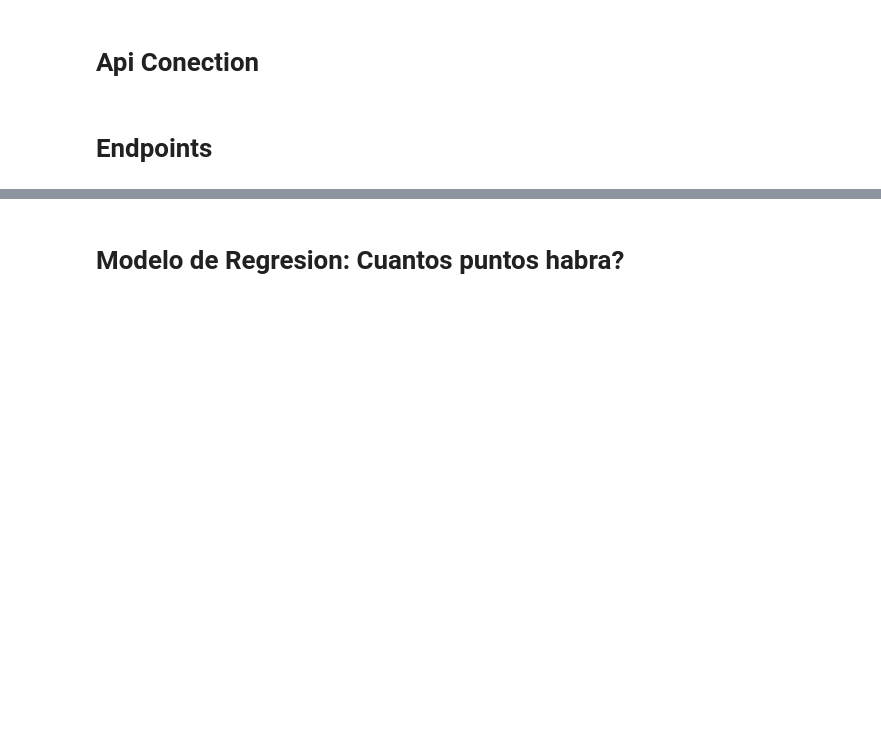
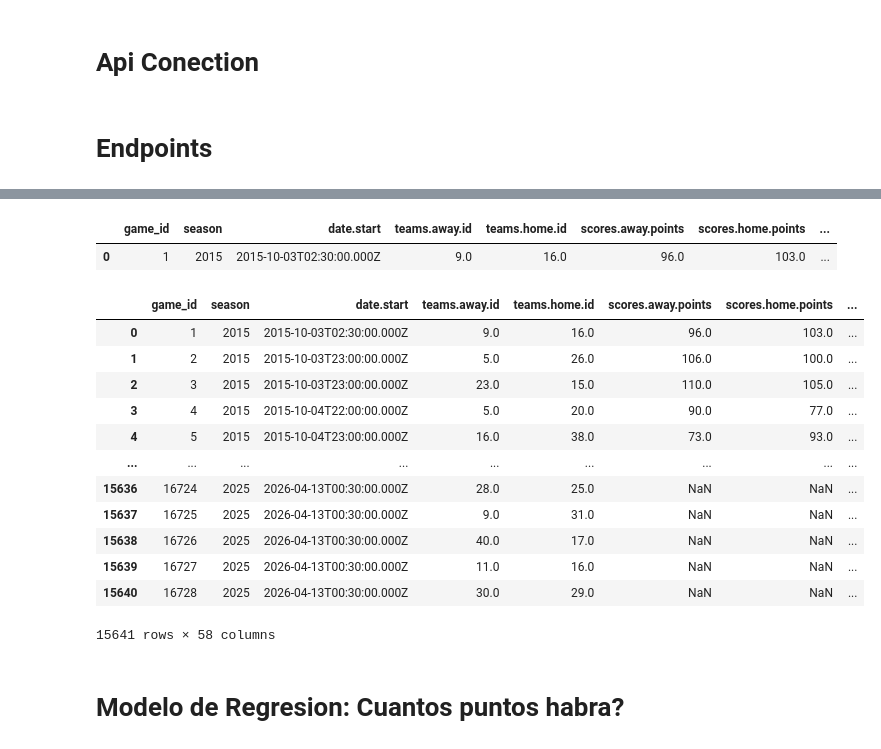
Before and after one commit to daniel067178/NBAStats, a Jupyter notebook: notebooks/get_data.ipynb, the cells around one changed output, grey strips where cells are left out. Saved outputs shown, nothing was run; the diff lists cells and outputs as text; code cells hidden in the pictures; blank space fills up the shorter version.

```diff
--- a/notebooks/get_data.ipynb
+++ b/notebooks/get_data.ipynb
@@ -110,2 +283,65 @@ teams_df.head()
+# %%
+games_df.query("game_id==1")
+# %% [output]
+|  | game_id | season | date.start | teams.away.id | teams.home.id | scores.away.points | scores.home.points | ... |
+| 0 | 1 | 2015 | 2015-10-03T02:30:00.000Z | 9.0 | 16.0 | 96.0 | 103.0 | ... |
+# %%
+# yo necesito primero que nada modificar el df de stats, aplanarlo par home y away y despues unirlo con game
+# de entrada veo que game_stats, no dice quien es home y quien no es away entonces debo agregar esa info a gamestats antes de aplanarl
+# todo lo guardaremos en un df temp para depsues unir con games_df
+
+tmp = games_df[['game_id','teams.away.id','teams.home.id']]
+tmp = gamestats_df.merge(tmp, on='game_id', how='left')
+tmp['side'] = np.where(tmp['team.id'] == tmp['teams.home.id'],'home','away')
+
+# aqui defino que columnas se deben separar por home y away, que deberian de ser todas estadisticas
+stats_cols = ['fastBreakPoints',
+       'pointsInPaint', 'biggestLead', 'secondChancePoints',
+       'pointsOffTurnovers', 'longestRun', 'points', 'fgm', 'fga', 'fgp',
+       'ftm', 'fta', 'ftp', 'tpm', 'tpa', 'tpp', 'offReb', 'defReb', 'totReb',
+       'assists', 'pFouls', 'steals', 'turnovers', 'blocks', 'plusMinus']
+
+
+tmp['ftp'] = tmp['ftp'].astype('float')
+tmp['fgp'] = tmp['fgp'].astype('float')
+tmp['tpp'] = tmp['tpp'].astype('float')
+tmp['plusMinus'] = tmp['plusMinus'].astype('float')
+
+stats_pivot = tmp.pivot_table(
+    index = 'game_id',
+    columns = 'side',
+    values = stats_cols)
+
+#wide.columns
+#→ MultiIndex([
+#   ('fgm', 'home'),
+#  ('fgm', 'visitors'),
+# ('points', 'home'),
+# ('points', 'visitors'),
+#   ...])
+
+stats_pivot.columns = [f"{stat}_{side}" for stat, side in stats_pivot.columns]
+stats_pivot = stats_pivot.reset_index() # quitamos game_id del index y lo dejamos como columna
+
+games_with_stats = games_df.merge(
+    stats_pivot,
+    on='game_id',
+    how='left')
+# %%
+games_with_stats
+# %% [output]
+|  | game_id | season | date.start | teams.away.id | teams.home.id | scores.away.points | scores.home.points | ... |
+| 0 | 1 | 2015 | 2015-10-03T02:30:00.000Z | 9.0 | 16.0 | 96.0 | 103.0 | ... |
+| 1 | 2 | 2015 | 2015-10-03T23:00:00.000Z | 5.0 | 26.0 | 106.0 | 100.0 | ... |
+| 2 | 3 | 2015 | 2015-10-03T23:00:00.000Z | 23.0 | 15.0 | 110.0 | 105.0 | ... |
+| 3 | 4 | 2015 | 2015-10-04T22:00:00.000Z | 5.0 | 20.0 | 90.0 | 77.0 | ... |
+| 4 | 5 | 2015 | 2015-10-04T23:00:00.000Z | 16.0 | 38.0 | 73.0 | 93.0 | ... |
+| ... | ... | ... | ... | ... | ... | ... | ... | ... |
+| 15636 | 16724 | 2025 | 2026-04-13T00:30:00.000Z | 28.0 | 25.0 | NaN | NaN | ... |
+| 15637 | 16725 | 2025 | 2026-04-13T00:30:00.000Z | 9.0 | 31.0 | NaN | NaN | ... |
+| 15638 | 16726 | 2025 | 2026-04-13T00:30:00.000Z | 40.0 | 17.0 | NaN | NaN | ... |
+| 15639 | 16727 | 2025 | 2026-04-13T00:30:00.000Z | 11.0 | 16.0 | NaN | NaN | ... |
+| 15640 | 16728 | 2025 | 2026-04-13T00:30:00.000Z | 30.0 | 29.0 | NaN | NaN | ... |
+15641 rows × 58 columns
 # %% [markdown]
 # Modelo de Regresion: Cuantos puntos habra?
```
Also changed, not shown: parts of 10 cells of this notebook, 1 other file.
